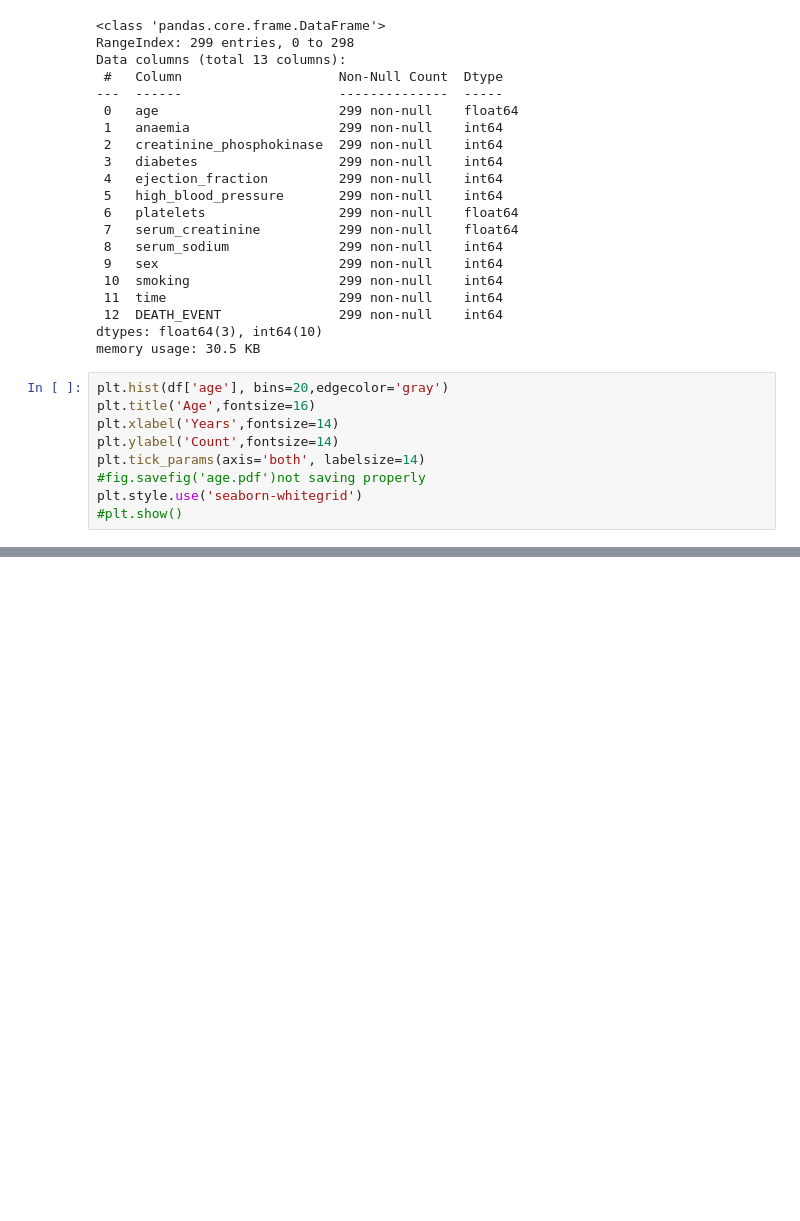
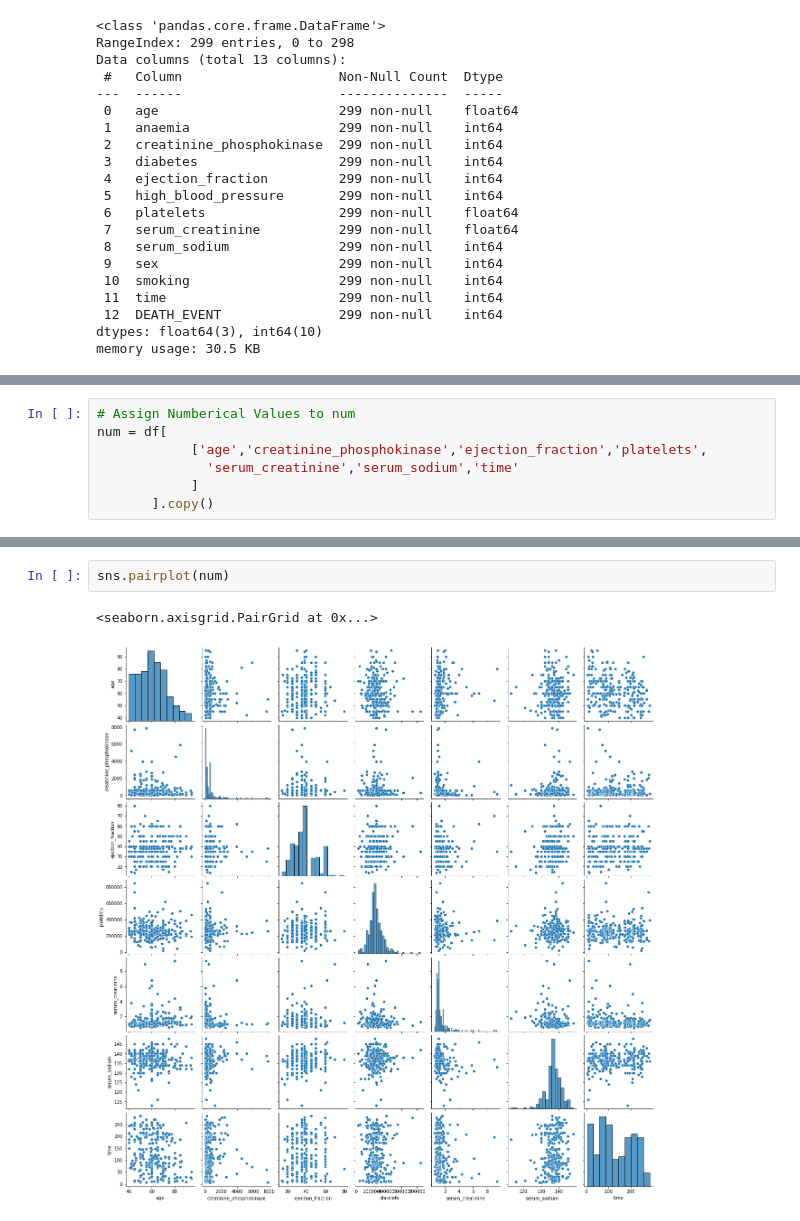
Before and after one commit to kurtgrothe/ANA500, a Jupyter notebook: ANA500_W1.ipynb, the cells around one changed output, grey strips where cells are left out. Drawn from its saved outputs; the diff is of its cells as text; blank space fills up the shorter version.

Commit message:
Added Visualizations cleaned up code

```diff
--- a/ANA500_W1.ipynb
+++ b/ANA500_W1.ipynb
@@ -104,12 +57,3 @@ Data columns (total 13 columns):
  12  DEATH_EVENT               299 non-null    int64
 dtypes: float64(3), int64(10)
 memory usage: 30.5 KB
-# %%
-plt.hist(df['age'], bins=20,edgecolor='gray')
-plt.title('Age',fontsize=16)
-plt.xlabel('Years',fontsize=14)
-plt.ylabel('Count',fontsize=14)
-plt.tick_params(axis='both', labelsize=14)
-#fig.savefig('age.pdf')not saving properly
-plt.style.use('seaborn-whitegrid')
-#plt.show()
@@ -180,0 +63,7 @@ plt.show()
+# %%
+# Assign Numberical Values to num
+num = df[
+            ['age','creatinine_phosphokinase','ejection_fraction','platelets',
+              'serum_creatinine','serum_sodium','time'
+            ]
+       ].copy()
@@ -180,0 +96,5 @@ plt.show()
+# %%
+sns.pairplot(num)
+# %% [output]
+<seaborn.axisgrid.PairGrid at 0x...>
+[figure, added]
```
Also changed, not shown: parts of 52 cells of this notebook, 6 other files.
